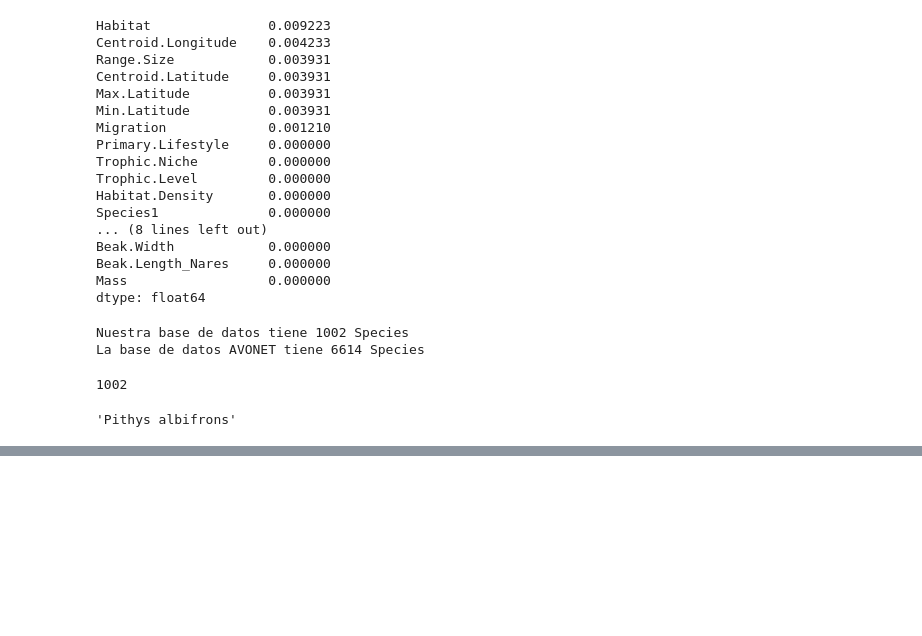
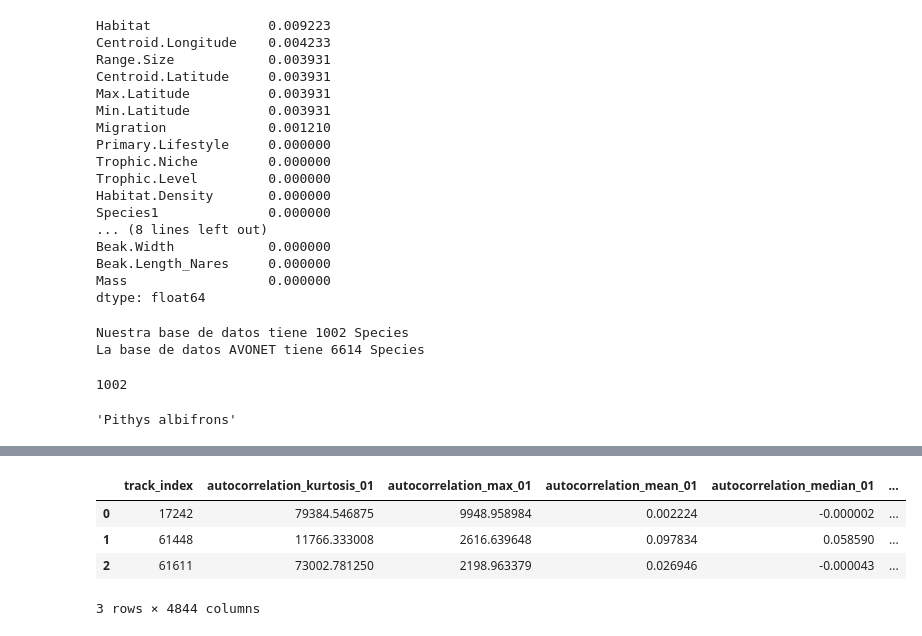
Before and after one commit to camiloacp/The-Evolutionary-Structure-of-Acoustic-Learnability-A-Deep-Learning-Approach-to-Neotropical-Birdsong, a Jupyter notebook: notebooks/13_Data_avonet.ipynb, the cells around one changed output, grey strips where cells are left out. Saved outputs shown, nothing was run; the diff lists cells and outputs as text; code cells hidden in the pictures; blank space fills up the shorter version.

```diff
--- a/notebooks/13_Data_avonet.ipynb
+++ b/notebooks/13_Data_avonet.ipynb
@@ -102,3 +148,10 @@ avonet1 = avonet1.rename(columns={'Species1': 'Specie'})
 # %%
-df_merge = pd.merge(df, avonet1, how="left", on=["Specie", "Specie"])
+df_avonet = pd.merge(df, avonet1, how="left", left_on="Especie", right_on="Species1")
+df_avonet.head(3)
+# %% [output]
+|  | track_index | autocorrelation_kurtosis_01 | autocorrelation_max_01 | autocorrelation_mean_01 | autocorrelation_median_01 | ... |
+| 0 | 17242 | 79384.546875 | 9948.958984 | 0.002224 | -0.000002 | ... |
+| 1 | 61448 | 11766.333008 | 2616.639648 | 0.097834 | 0.058590 | ... |
+| 2 | 61611 | 73002.781250 | 2198.963379 | 0.026946 | -0.000043 | ... |
+3 rows × 4844 columns
 # %%
```
Also changed, not shown: parts of 29 cells of this notebook, 2 other files.
